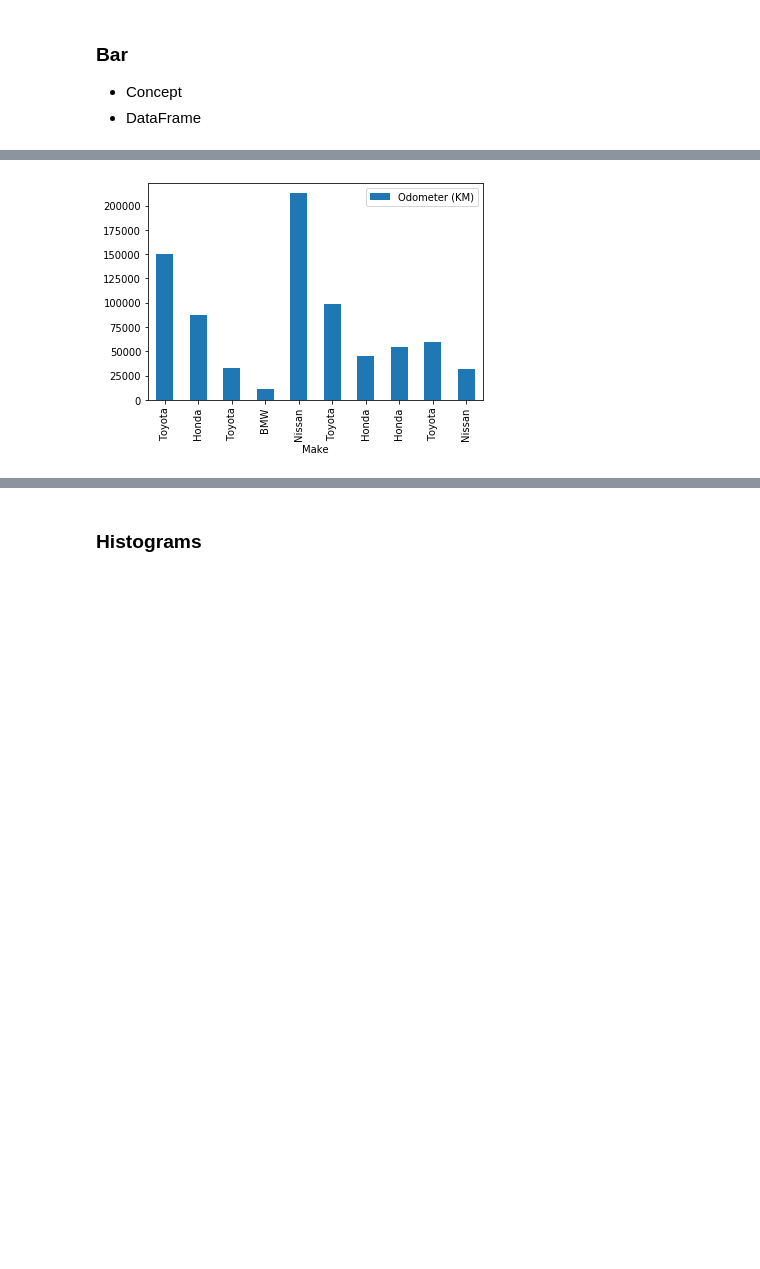
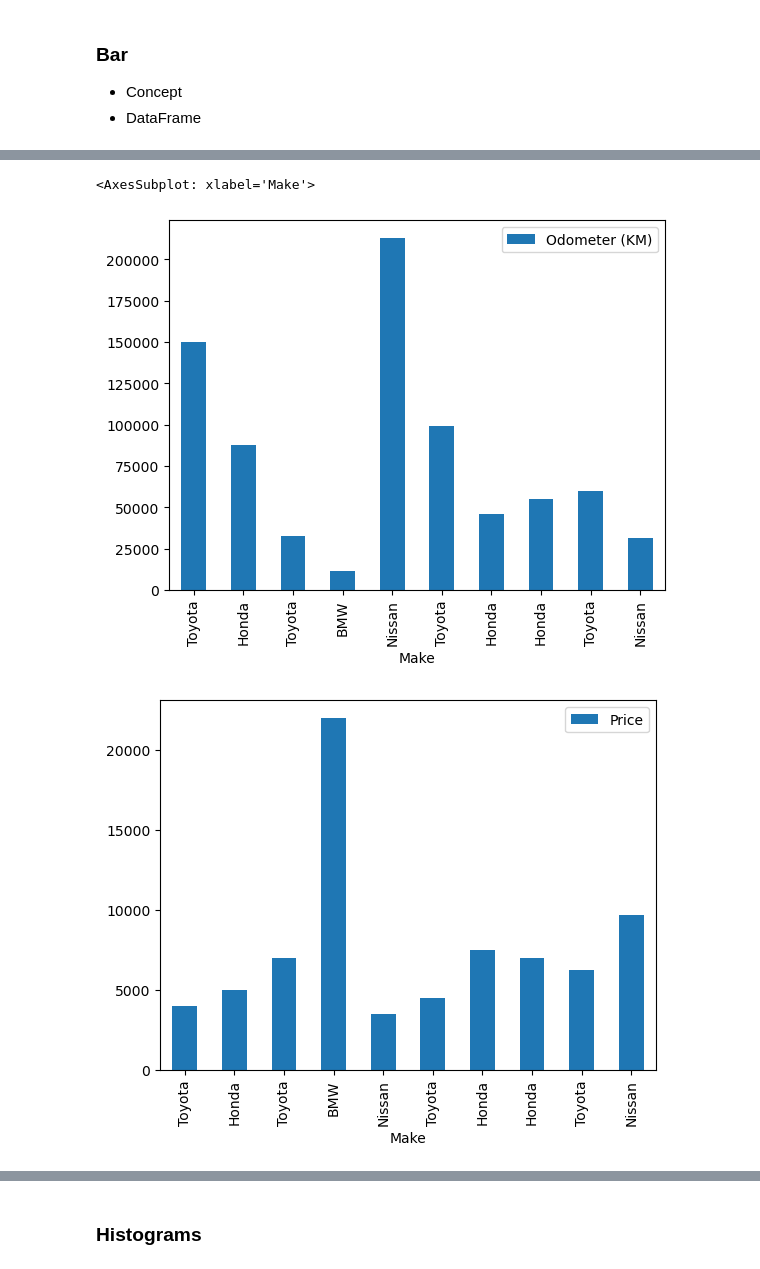
Before and after one commit to hamidov9jat/Matplotlib-Exercises, a Jupyter notebook: notebooks/my-experiments.ipynb, the cells around one changed output, grey strips where cells are left out. Cells and saved outputs as stored; diff of their text form; code cells hidden in the pictures; blank space fills up the shorter version.

Commit message:
finished visualizing car_sales on different plots

```diff
--- a/notebooks/my-experiments.ipynb
+++ b/notebooks/my-experiments.ipynb
@@ -513,5 +521,6 @@ car_sales
 # %%
 # Add a date column
-car_sales["Sale Date"] = pd.date_range("1/1/2020", periods=len(car_sales))
+# car_sales["Sale Date"] = pd.date_range("1/1/2020", periods=len(car_sales))
+car_sales["Sale Date"] = pd.date_range("1/1/2020", periods=car_sales.shape[0])
 car_sales
 # %% [output]
@@ -610,4 +662,7 @@ df.plot(kind='bar');
 # %%
-car_sales.plot(x='Make', y='Odometer (KM)', kind='bar');
+car_sales.plot(x='Make', y='Odometer (KM)', kind='bar')
+car_sales.plot(x='Make', y='Price', kind='bar')
 # %% [output]
+<AxesSubplot: xlabel='Make'>
-[figure, old version]
+[figure, new version]
+[figure, added]
```
Also changed, not shown: parts of 19 cells of this notebook.
